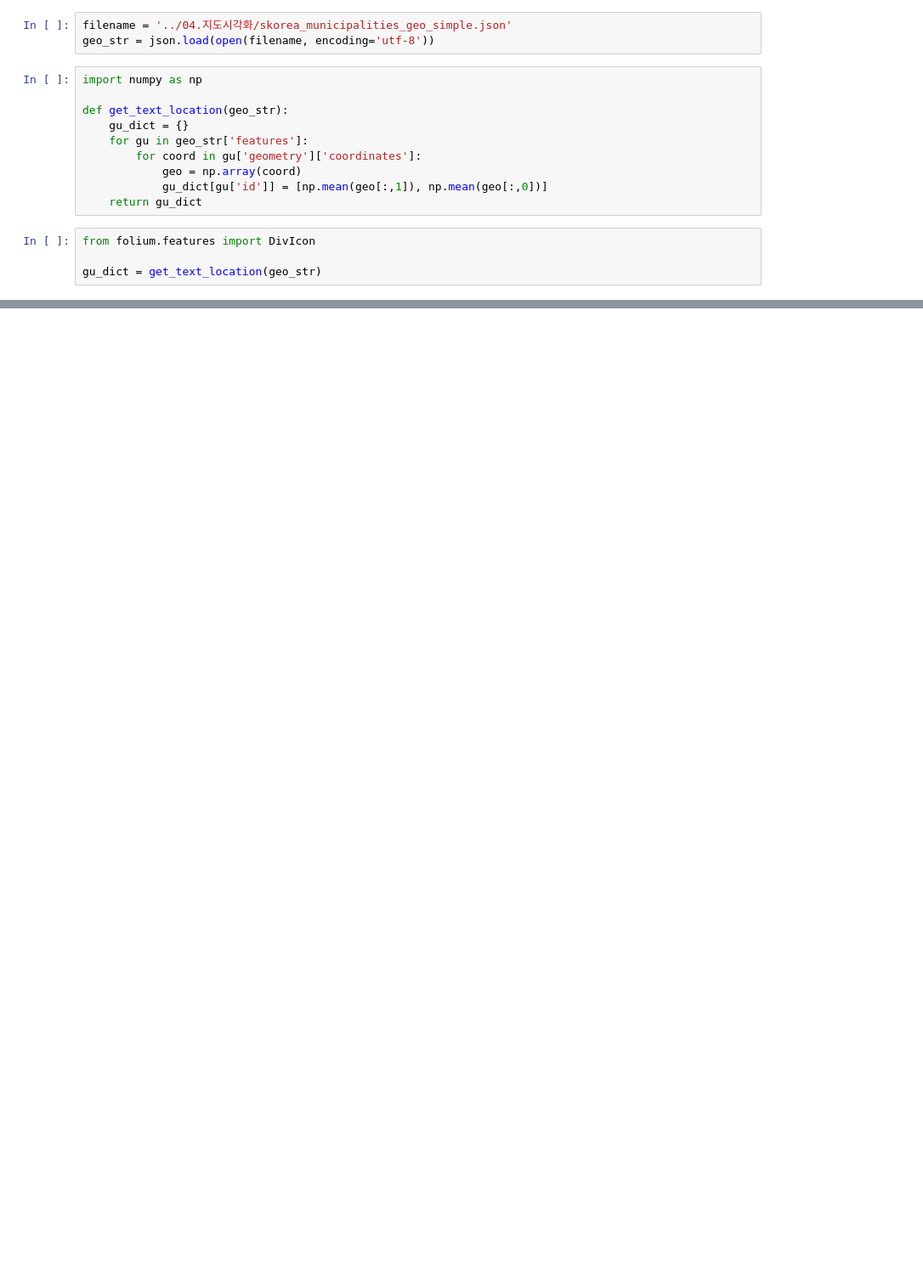
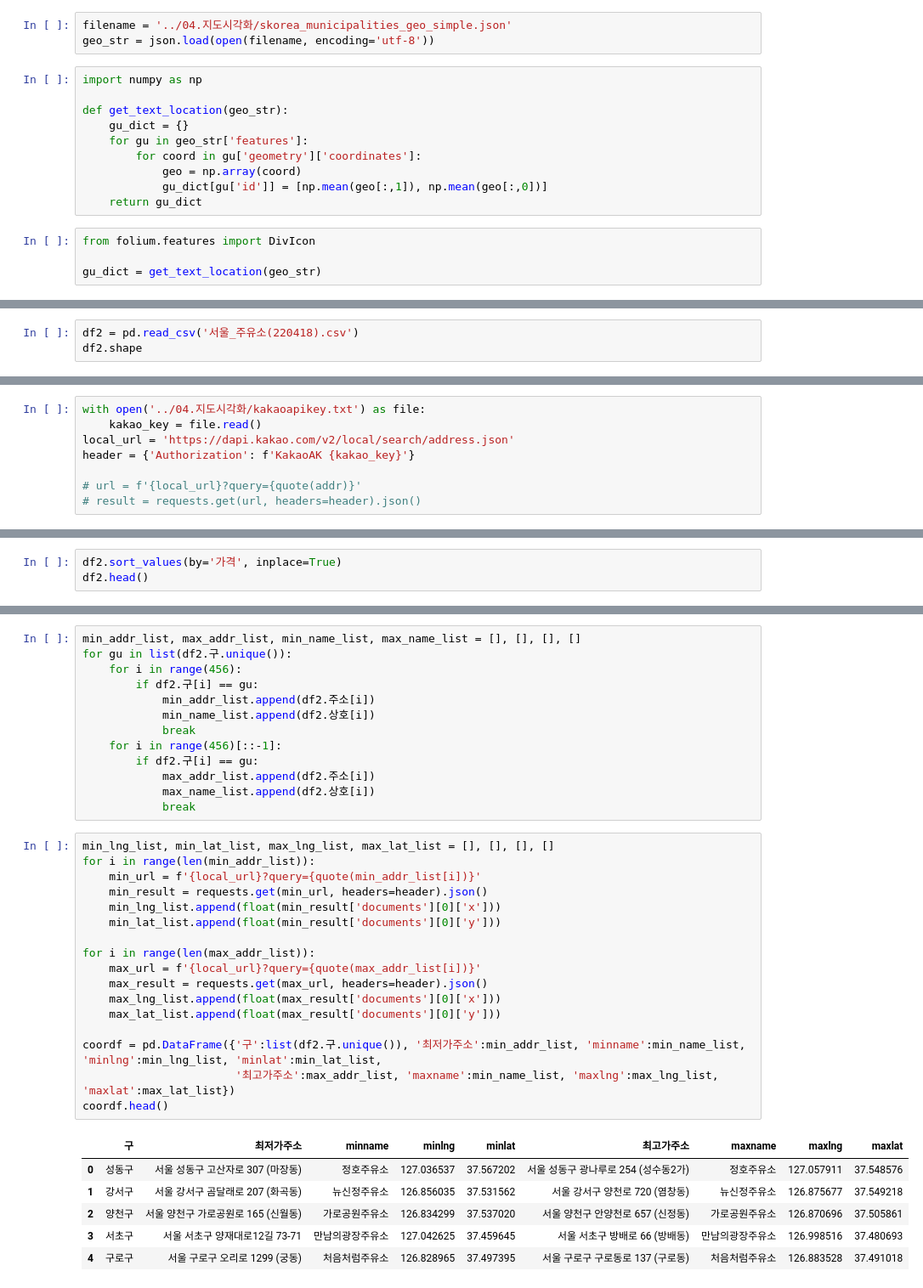
Before and after one commit to ivyjune22/DataAnalysis-Lecture-2022.04, a Jupyter notebook: 05.Crawling/14_Opinet.ipynb, the cells around one changed output, grey strips where cells are left out. Shown: that part at 85% size. Saved outputs shown, nothing was run; the diff lists cells and outputs as text; blank space fills up the shorter version.

```diff
--- a/05.Crawling/14_Opinet.ipynb
+++ b/05.Crawling/14_Opinet.ipynb
@@ -276,0 +282,3 @@ map
+# %%
+df2 = pd.read_csv('서울_주유소(220418).csv')
+df2.shape
@@ -276,0 +296,8 @@ map
+# %%
+with open('../04.지도시각화/kakaoapikey.txt') as file:
+    kakao_key = file.read()
+local_url = 'https://dapi.kakao.com/v2/local/search/address.json'
+header = {'Authorization': f'KakaoAK {kakao_key}'}
+
+# url = f'{local_url}?query={quote(addr)}'
+# result = requests.get(url, headers=header).json()
@@ -276,0 +310,3 @@ map
+# %%
+df2.sort_values(by='가격', inplace=True)
+df2.head()
@@ -276,0 +320,37 @@ map
+# %%
+min_addr_list, max_addr_list, min_name_list, max_name_list = [], [], [], []
+for gu in list(df2.구.unique()):
+    for i in range(456):
+        if df2.구[i] == gu:
+            min_addr_list.append(df2.주소[i])
+            min_name_list.append(df2.상호[i])
+            break
+    for i in range(456)[::-1]:
+        if df2.구[i] == gu:
+            max_addr_list.append(df2.주소[i])
+            max_name_list.append(df2.상호[i])
+            break
+# %%
+min_lng_list, min_lat_list, max_lng_list, max_lat_list = [], [], [], []
+for i in range(len(min_addr_list)):
+    min_url = f'{local_url}?query={quote(min_addr_list[i])}'
+    min_result = requests.get(min_url, headers=header).json()
+    min_lng_list.append(float(min_result['documents'][0]['x']))
+    min_lat_list.append(float(min_result['documents'][0]['y']))
+
+for i in range(len(max_addr_list)):
+    max_url = f'{local_url}?query={quote(max_addr_list[i])}'
+    max_result = requests.get(max_url, headers=header).json()
+    max_lng_list.append(float(max_result['documents'][0]['x']))
+    max_lat_list.append(float(max_result['documents'][0]['y']))
+
+coordf = pd.DataFrame({'구':list(df2.구.unique()), '최저가주소':min_addr_list, 'minname':min_name_list, 'minlng':min_lng_list, 'minlat':min_lat_list,
+                       '최고가주소':max_addr_list, 'maxname':min_name_list, 'maxlng':max_lng_list, 'maxlat':max_lat_list})
+coordf.head()
+# %% [output]
+|  | 구 | 최저가주소 | minname | minlng | minlat | 최고가주소 | maxname | maxlng | maxlat |
+| 0 | 성동구 | 서울 성동구 고산자로 307 (마장동) | 정호주유소 | 127.036537 | 37.567202 | 서울 성동구 광나루로 254 (성수동2가) | 정호주유소 | 127.057911 | 37.548576 |
+| 1 | 강서구 | 서울 강서구 곰달래로 207 (화곡동) | 뉴신정주유소 | 126.856035 | 37.531562 | 서울 강서구 양천로 720 (염창동) | 뉴신정주유소 | 126.875677 | 37.549218 |
+| 2 | 양천구 | 서울 양천구 가로공원로 165 (신월동) | 가로공원주유소 | 126.834299 | 37.537020 | 서울 양천구 안양천로 657 (신정동) | 가로공원주유소 | 126.870696 | 37.505861 |
+| 3 | 서초구 | 서울 서초구 양재대로12길 73-71 | 만남의광장주유소 | 127.042625 | 37.459645 | 서울 서초구 방배로 66 (방배동) | 만남의광장주유소 | 126.998516 | 37.480693 |
+| 4 | 구로구 | 서울 구로구 오리로 1299 (궁동) | 처음처럼주유소 | 126.828965 | 37.497395 | 서울 구로구 구로동로 137 (구로동) | 처음처럼주유소 | 126.883528 | 37.491018 |
```
Also changed, not shown: parts of 7 cells of this notebook.
